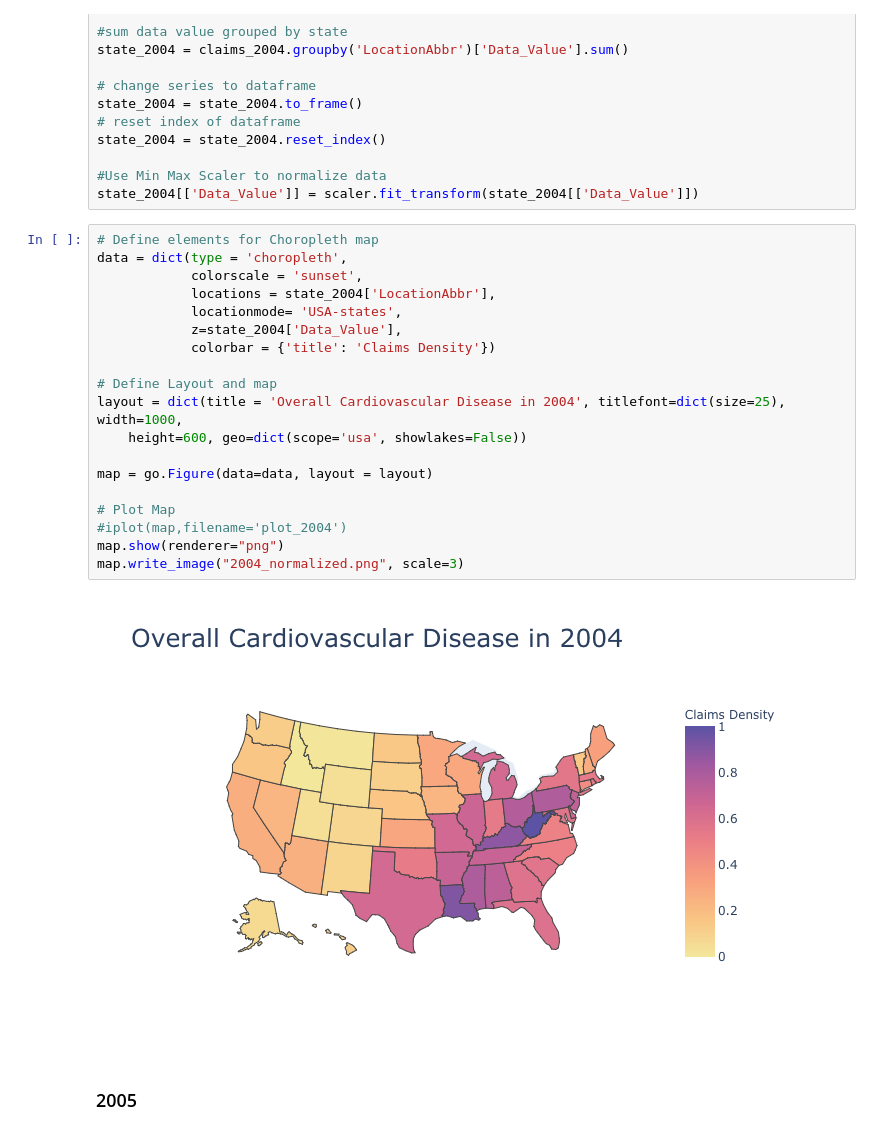
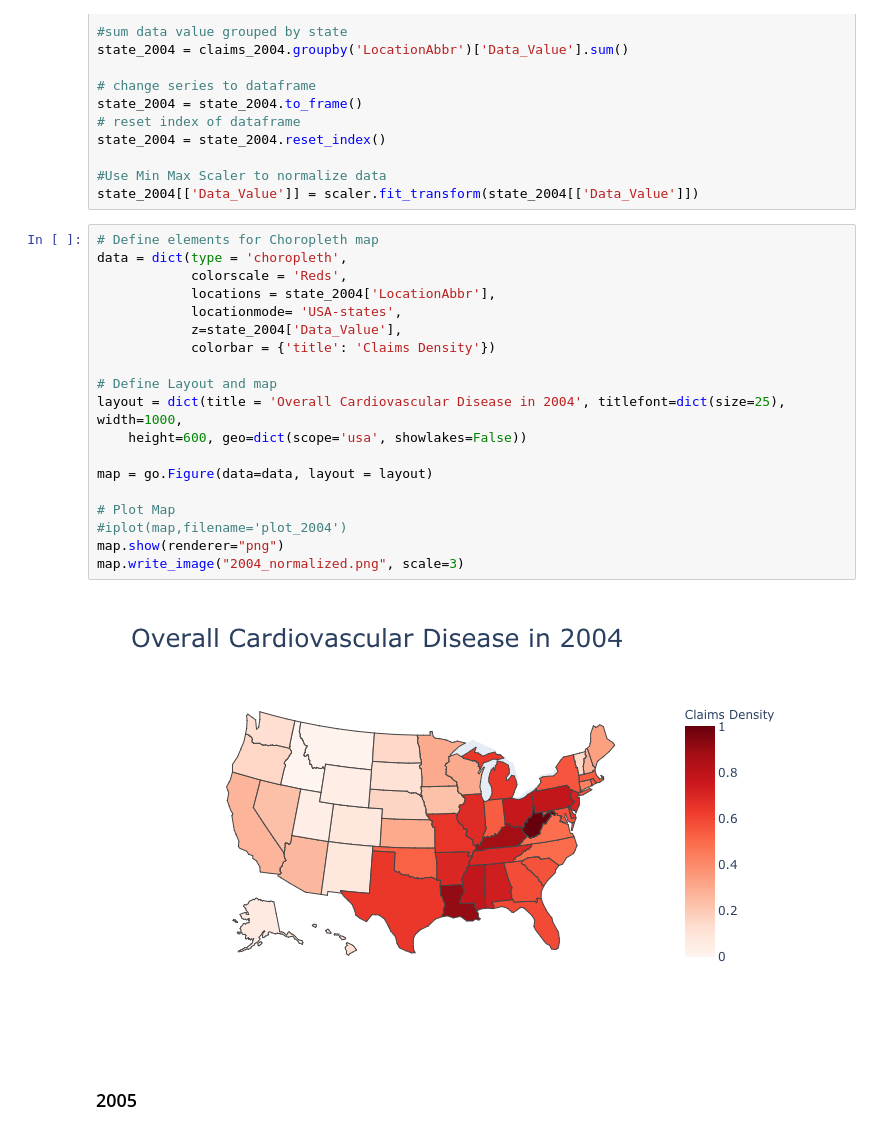
Before and after one commit to jsbernet/capstone_healthcare, a Jupyter notebook: Claims_map_cardiovascular_disease/Claims_maps_2004_2013.ipynb, the cells around one changed output. Saved outputs shown, nothing was run; the diff lists cells and outputs as text.

Commit message:
Updated maps with red color scheme

```diff
--- a/Claims_map_cardiovascular_disease/Claims_maps_2004_2013.ipynb
+++ b/Claims_map_cardiovascular_disease/Claims_maps_2004_2013.ipynb
@@ -178,24 +179,24 @@ state_2004[['Data_Value']] = scaler.fit_transform(state_2004[['Data_Value']])
 # %%
 # Define elements for Choropleth map
 data = dict(type = 'choropleth',
-            colorscale = 'sunset',
+            colorscale = 'Reds',
             locations = state_2004['LocationAbbr'],
             locationmode= 'USA-states',
             z=state_2004['Data_Value'],
             colorbar = {'title': 'Claims Density'})
 
 # Define Layout and map
 layout = dict(title = 'Overall Cardiovascular Disease in 2004', titlefont=dict(size=25), width=1000,
     height=600, geo=dict(scope='usa', showlakes=False))
 
 map = go.Figure(data=data, layout = layout)
 
 # Plot Map
 #iplot(map,filename='plot_2004')
 map.show(renderer="png")
 map.write_image("2004_normalized.png", scale=3)
 # %% [output]
-[figure, old version]
+[figure, new version]
 # %% [markdown]
 ### 2005
 # %%
```
Also changed, not shown: parts of 11 cells of this notebook.
